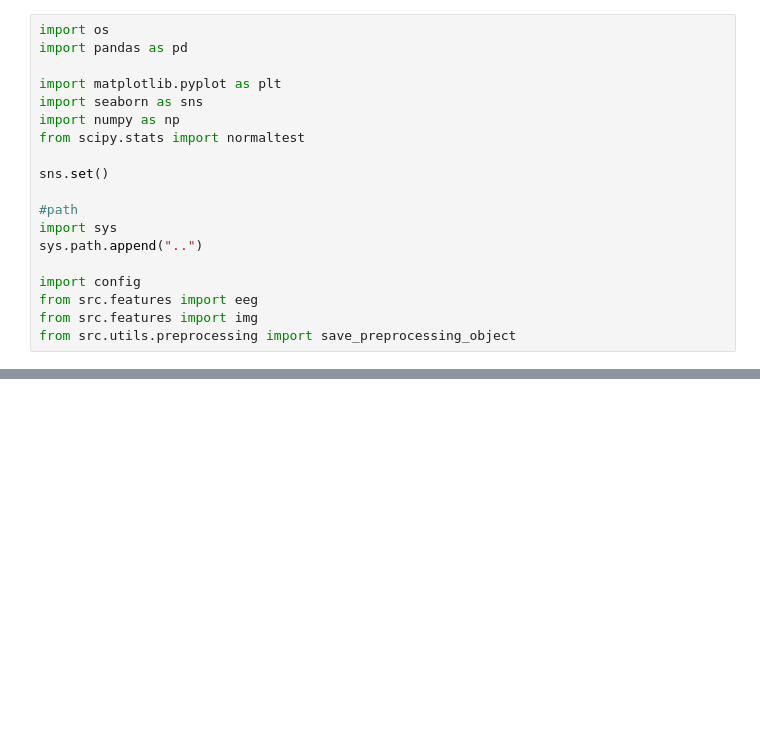
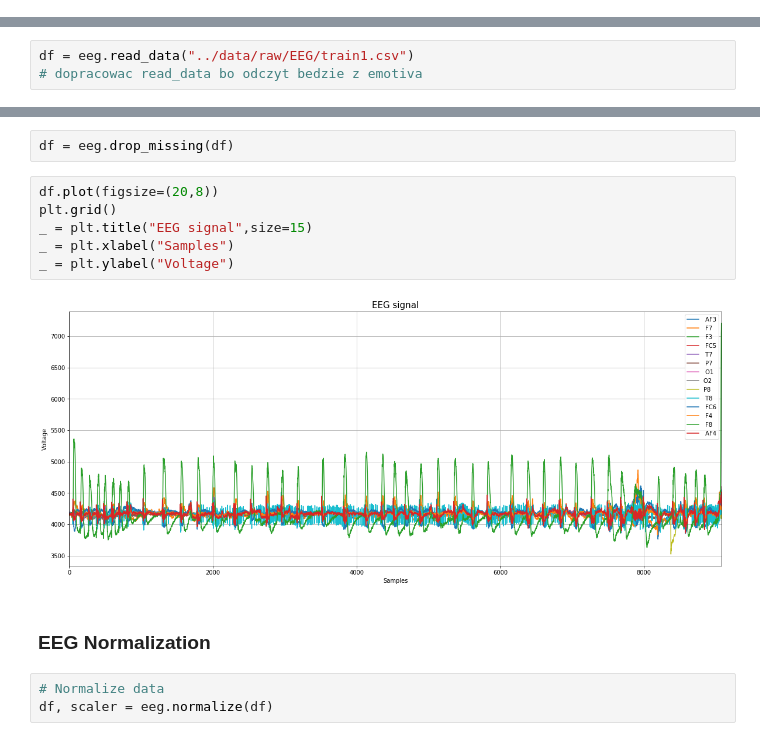
Before and after one commit to MikeG27/BCI_Image_Generation, a Jupyter notebook: notebooks/2.0_MikeG27_Preprocessing.ipynb, the cells around one changed output, grey strips where cells are left out. Cells and saved outputs as stored; diff of their text form; blank space fills up the shorter version.

```diff
--- a/notebooks/2.0_MikeG27_Preprocessing.ipynb
+++ b/notebooks/2.0_MikeG27_Preprocessing.ipynb
@@ -11,19 +0,0 @@
-# %%
-import os
-import pandas as pd
-
-import matplotlib.pyplot as plt
-import seaborn as sns
-import numpy as np
-from scipy.stats import normaltest
-
-sns.set()
-
-#path
-import sys
-sys.path.append("..")
-
-import config
-from src.features import eeg
-from src.features import img
-from src.utils.preprocessing import save_preprocessing_object
@@ -329,0 +27,3 @@ np.save(os.path.join(config.DATA_PREPROCESSED_DIR,"y_valid"),y_val)
+# %%
+df = eeg.read_data("../data/raw/EEG/train1.csv")
+# dopracowac read_data bo odczyt bedzie z emotiva
@@ -329,0 +49,15 @@ np.save(os.path.join(config.DATA_PREPROCESSED_DIR,"y_valid"),y_val)
+# %%
+df = eeg.drop_missing(df)
+# %%
+df.plot(figsize=(20,8))
+plt.grid()
+_ = plt.title("EEG signal",size=15)
+_ = plt.xlabel("Samples")
+_ = plt.ylabel("Voltage")
+# %% [output]
+[figure, added]
+# %% [markdown]
+### EEG Normalization
+# %%
+# Normalize data
+df, scaler = eeg.normalize(df)
```
Also changed, not shown: parts of 76 cells of this notebook.
